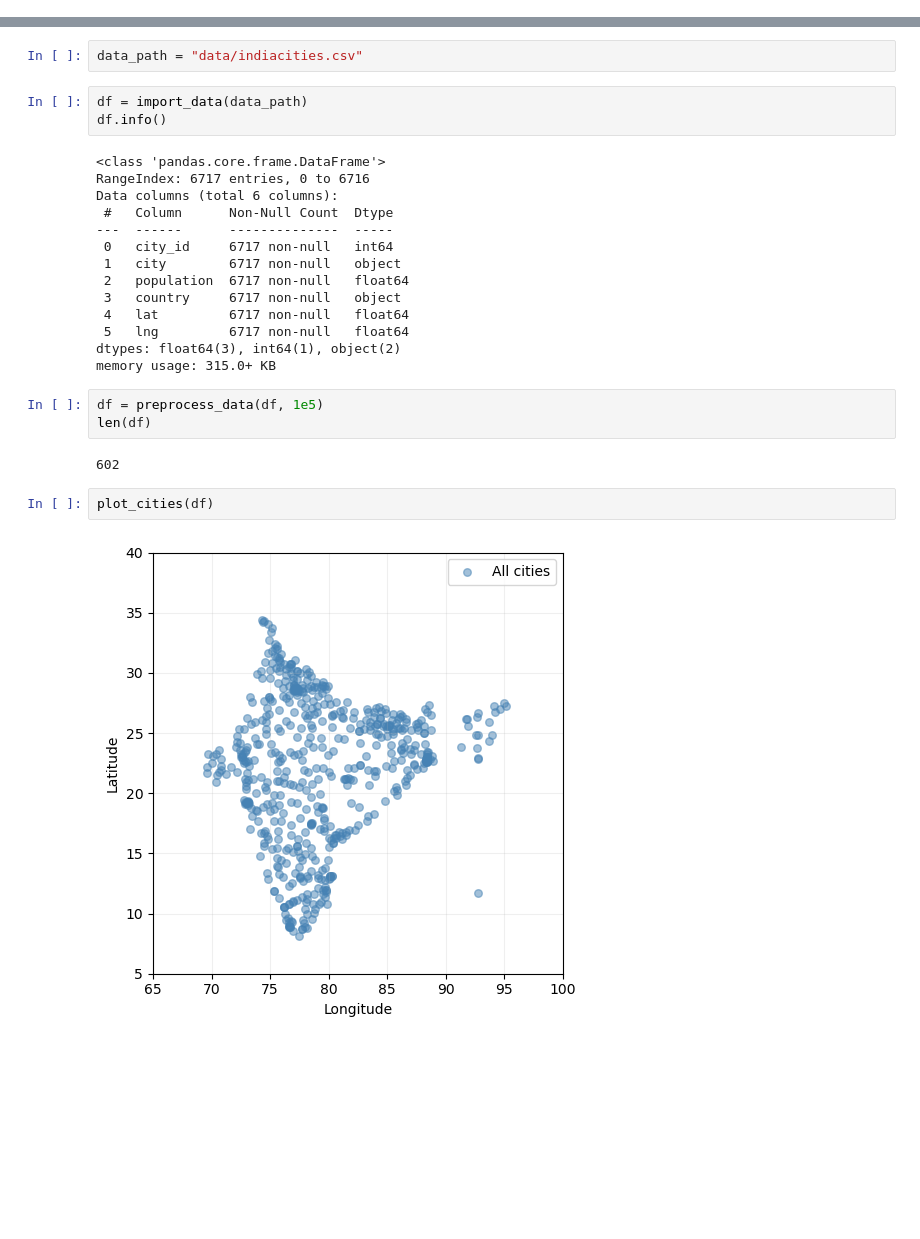
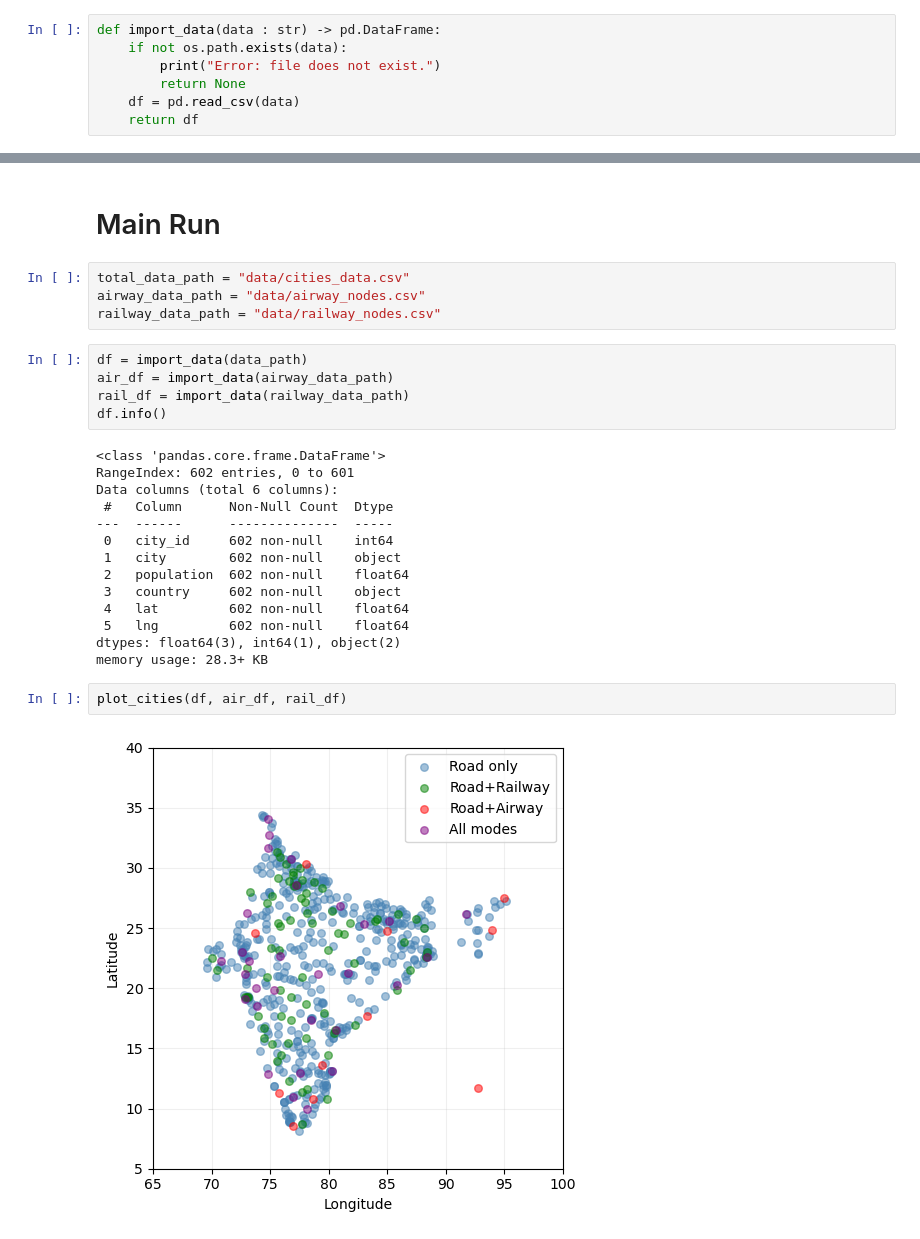
Before and after one commit to shashank2403/Heuristic-Network-Optimisation, a Jupyter notebook: main.ipynb, the cells around one changed output, grey strips where cells are left out. Cells and saved outputs as stored; diff of their text form; blank space fills up the shorter version.

```diff
--- a/main.ipynb
+++ b/main.ipynb
@@ -8,0 +12,7 @@ from src.data_handling import *
+# %%
+def import_data(data : str) -> pd.DataFrame:
+    if not os.path.exists(data):
+        print("Error: file does not exist.")
+        return None
+    df = pd.read_csv(data)
+    return df
@@ -9,28 +321,29 @@ from src.data_handling import *
+# %% [markdown]
+# Main Run
 # %%
-data_path = "data/indiacities.csv"
+total_data_path = "data/cities_data.csv"
+airway_data_path = "data/airway_nodes.csv"
+railway_data_path = "data/railway_nodes.csv"
 # %%
 df = import_data(data_path)
+air_df = import_data(airway_data_path)
+rail_df = import_data(railway_data_path)
 df.info()
 # %% [output]
 <class 'pandas.core.frame.DataFrame'>
-RangeIndex: 6717 entries, 0 to 6716
+RangeIndex: 602 entries, 0 to 601
 Data columns (total 6 columns):
  #   Column      Non-Null Count  Dtype
 ---  ------      --------------  -----
- 0   city_id     6717 non-null   int64
- 1   city        6717 non-null   object
- 2   population  6717 non-null   float64
- 3   country     6717 non-null   object
- 4   lat         6717 non-null   float64
- 5   lng         6717 non-null   float64
+ 0   city_id     602 non-null    int64
+ 1   city        602 non-null    object
+ 2   population  602 non-null    float64
+ 3   country     602 non-null    object
+ 4   lat         602 non-null    float64
+ 5   lng         602 non-null    float64
 dtypes: float64(3), int64(1), object(2)
-memory usage: 315.0+ KB
+memory usage: 28.3+ KB
 # %%
-df = preprocess_data(df, 1e5)
-len(df)
+plot_cities(df, air_df, rail_df)
 # %% [output]
-602
+[figure, added]
-# %%
-plot_cities(df)
-# %% [output]
-[figure, removed]
```
Also changed, not shown: parts of 22 cells of this notebook, 8 other files.
